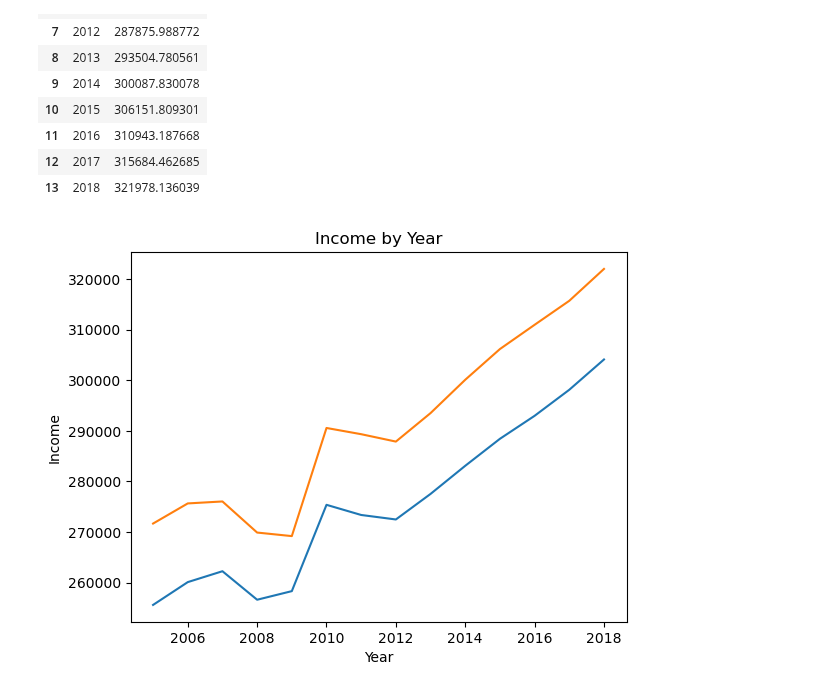
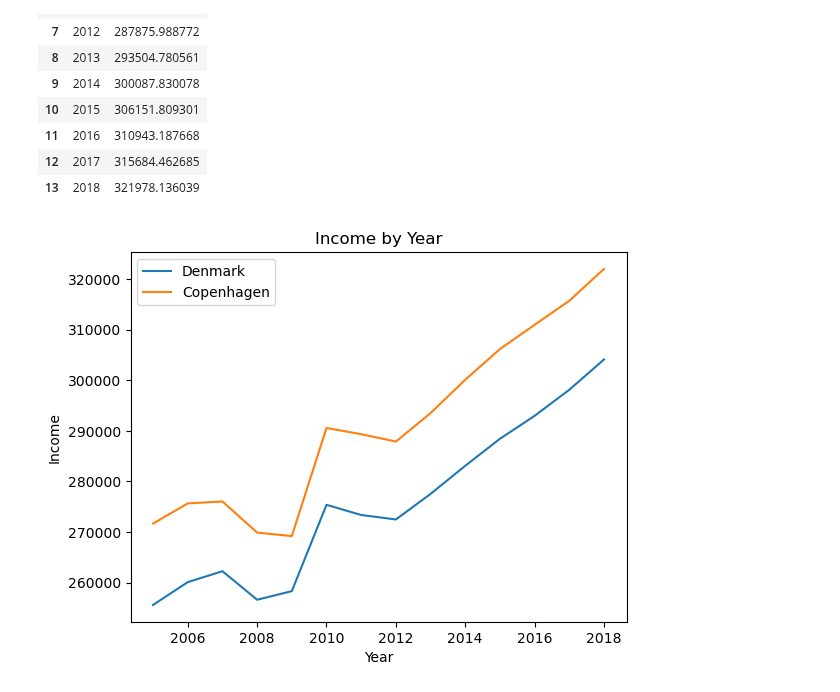
Before and after one commit to vivivaradi/socialdata2023, a Jupyter notebook: assignments/cph_vs_dk.ipynb, the cells around one changed output. Drawn from its saved outputs; the diff is of its cells as text; code cells hidden in the pictures.

Commit message:
add legend

```diff
--- a/assignments/cph_vs_dk.ipynb
+++ b/assignments/cph_vs_dk.ipynb
@@ -200,16 +200,20 @@ df2_cph_income_per_year
 | 13 | 2018 | 321978.136039 |
 # %%
 # Create a line plot with 'year' on the x-axis and 'income' on the y-axis
-plt.plot(df2_dk_income_per_year['year'], df2_dk_income_per_year['count'])
-plt.plot(df2_cph_income_per_year['year'], df2_cph_income_per_year['count'])
+plt.plot(df2_dk_income_per_year['year'], df2_dk_income_per_year['count'], label='Denmark')
+plt.plot(df2_cph_income_per_year['year'], df2_cph_income_per_year['count'], label='Copenhagen')
+
 # Set the labels for the x-axis and y-axis
 plt.xlabel('Year')
 plt.ylabel('Income')
 
 # Set the title for the plot
 plt.title('Income by Year')
 
+# Display the legend
+plt.legend()
+
 # Display the plot
 plt.show()
 # %% [output]
-[figure, old version]
+[figure, new version]
```
